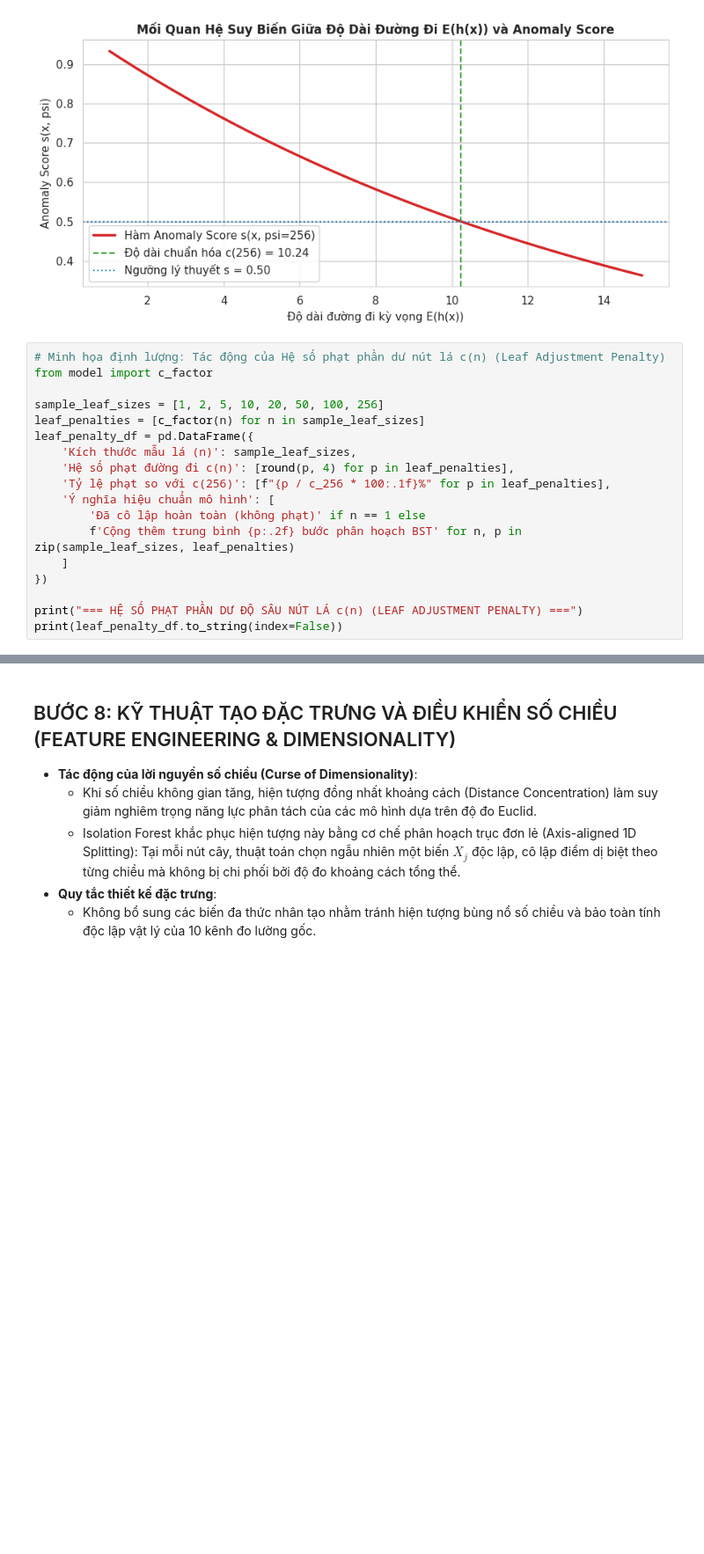
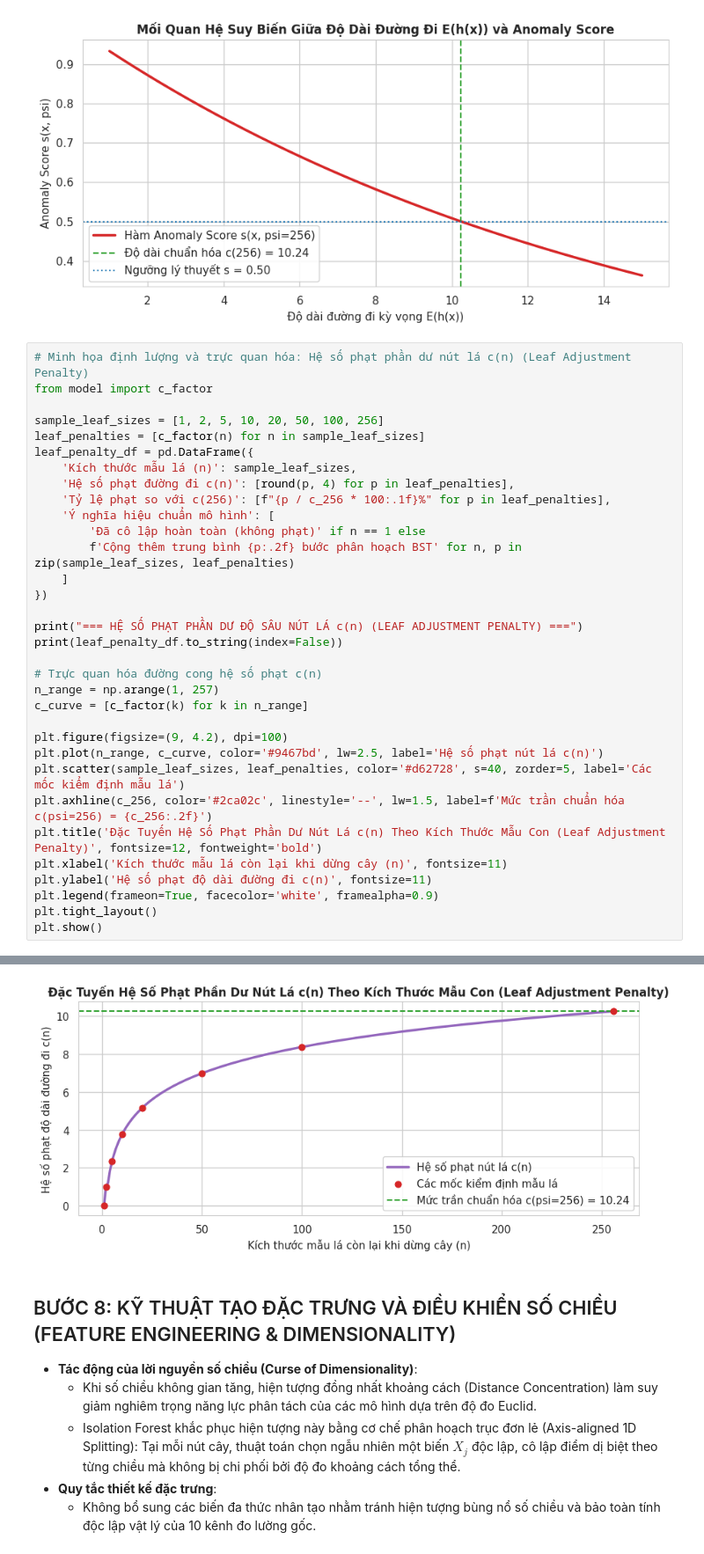
Before and after one commit to vongocgiavy/IFOREST, a Jupyter notebook: shuttle_anomaly_detection_iforest.ipynb, the cells around one changed output, grey strips where cells are left out. Shown at 88% size. Saved outputs shown, nothing was run; the diff lists cells and outputs as text; blank space fills up the shorter version.

```diff
--- a/shuttle_anomaly_detection_iforest.ipynb
+++ b/shuttle_anomaly_detection_iforest.ipynb
@@ -247,34 +262,50 @@ plt.show()
 # %% [output]
 [figure]
 # %%
-# Minh họa định lượng: Tác động của Hệ số phạt phần dư nút lá c(n) (Leaf Adjustment Penalty)
+# Minh họa định lượng và trực quan hóa: Hệ số phạt phần dư nút lá c(n) (Leaf Adjustment Penalty)
 from model import c_factor
 
 sample_leaf_sizes = [1, 2, 5, 10, 20, 50, 100, 256]
 leaf_penalties = [c_factor(n) for n in sample_leaf_sizes]
 leaf_penalty_df = pd.DataFrame({
     'Kích thước mẫu lá (n)': sample_leaf_sizes,
     'Hệ số phạt đường đi c(n)': [round(p, 4) for p in leaf_penalties],
     'Tỷ lệ phạt so với c(256)': [f"{p / c_256 * 100:.1f}%" for p in leaf_penalties],
     'Ý nghĩa hiệu chuẩn mô hình': [
         'Đã cô lập hoàn toàn (không phạt)' if n == 1 else
         f'Cộng thêm trung bình {p:.2f} bước phân hoạch BST' for n, p in zip(sample_leaf_sizes, leaf_penalties)
     ]
 })
 
 print("=== HỆ SỐ PHẠT PHẦN DƯ ĐỘ SÂU NÚT LÁ c(n) (LEAF ADJUSTMENT PENALTY) ===")
 print(leaf_penalty_df.to_string(index=False))
+
+# Trực quan hóa đường cong hệ số phạt c(n)
+n_range = np.arange(1, 257)
+c_curve = [c_factor(k) for k in n_range]
+
+plt.figure(figsize=(9, 4.2), dpi=100)
+plt.plot(n_range, c_curve, color='#9467bd', lw=2.5, label='Hệ số phạt nút lá c(n)')
+plt.scatter(sample_leaf_sizes, leaf_penalties, color='#d62728', s=40, zorder=5, label='Các mốc kiểm định mẫu lá')
+plt.axhline(c_256, color='#2ca02c', linestyle='--', lw=1.5, label=f'Mức trần chuẩn hóa c(psi=256) = {c_256:.2f}')
+plt.title('Đặc Tuyến Hệ Số Phạt Phần Dư Nút Lá c(n) Theo Kích Thước Mẫu Con (Leaf Adjustment Penalty)', fontsize=12, fontweight='bold')
+plt.xlabel('Kích thước mẫu lá còn lại khi dừng cây (n)', fontsize=11)
+plt.ylabel('Hệ số phạt độ dài đường đi c(n)', fontsize=11)
+plt.legend(frameon=True, facecolor='white', framealpha=0.9)
+plt.tight_layout()
+plt.show()
 # %% [output]
 === HỆ SỐ PHẠT PHẦN DƯ ĐỘ SÂU NÚT LÁ c(n) (LEAF ADJUSTMENT PENALTY) ===
  Kích thước mẫu lá (n)  Hệ số phạt đường đi c(n) Tỷ lệ phạt so với c(256)                     Ý nghĩa hiệu chuẩn mô hình
                      1                    0.0000                     0.0%               Đã cô lập hoàn toàn (không phạt)
                      2                    1.0000                     9.8%  Cộng thêm trung bình 1.00 bước phân hoạch BST
                      5                    2.3270                    22.7%  Cộng thêm trung bình 2.33 bước phân hoạch BST
                     10                    3.7489                    36.6%  Cộng thêm trung bình 3.75 bước phân hoạch BST
                     20                    5.1433                    50.2%  Cộng thêm trung bình 5.14 bước phân hoạch BST
                     50                    6.9781                    68.1%  Cộng thêm trung bình 6.98 bước phân hoạch BST
                    100                    8.3647                    81.6%  Cộng thêm trung bình 8.36 bước phân hoạch BST
                    256                   10.2448                   100.0% Cộng thêm trung bình 10.24 bước phân hoạch BST
+[figure, added]
 # %% [markdown]
 ## BƯỚC 8: KỸ THUẬT TẠO ĐẶC TRƯNG VÀ ĐIỀU KHIỂN SỐ CHIỀU (FEATURE ENGINEERING & DIMENSIONALITY)
 
```
Also changed, not shown: parts of 10 cells of this notebook, 1 other file.
